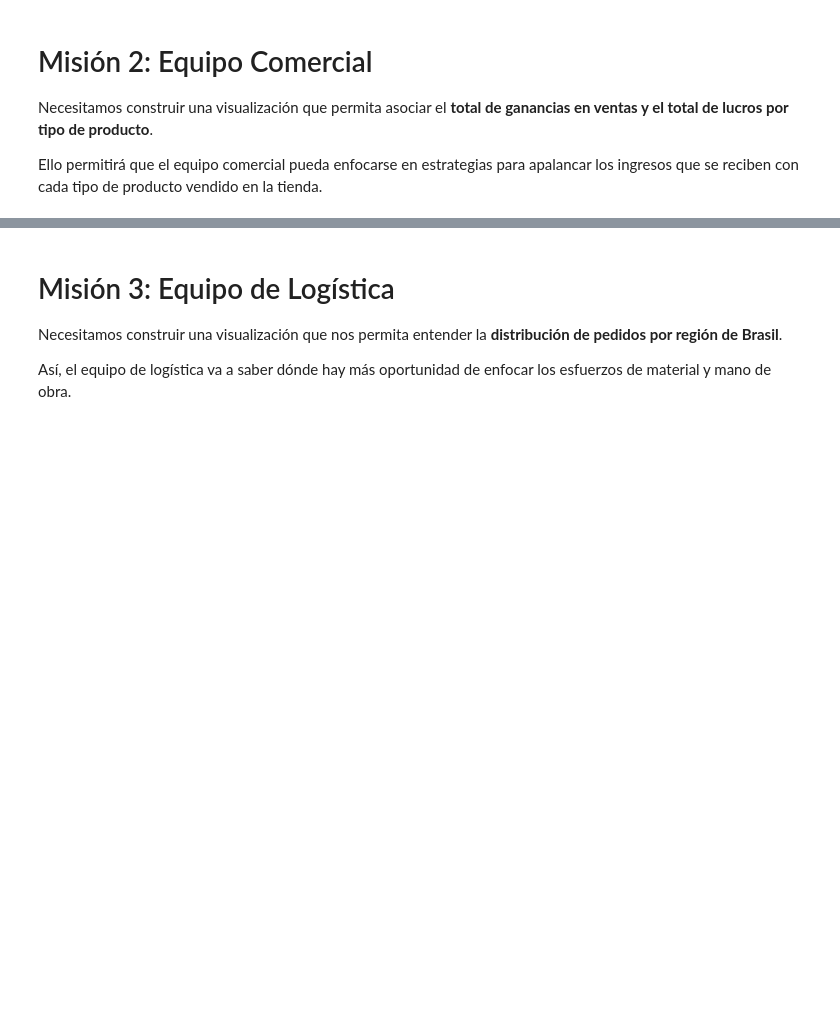
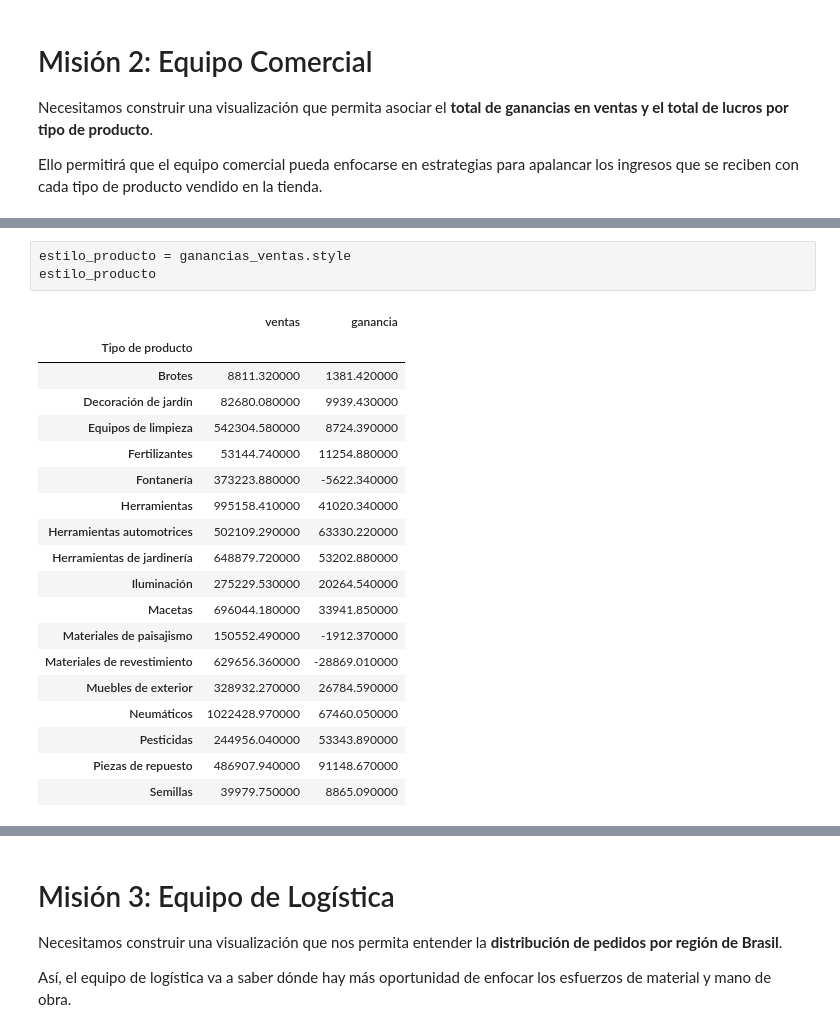
Before and after one commit to DiegoBecerra-lab/probando-python, a Jupyter notebook: Estilizacion_de_tablas.ipynb, the cells around one changed output, grey strips where cells are left out. Cells and saved outputs as stored; diff of their text form; blank space fills up the shorter version.

```diff
--- a/Estilizacion_de_tablas.ipynb
+++ b/Estilizacion_de_tablas.ipynb
@@ -174,0 +221,23 @@ Ello permitirá que el equipo comercial pueda enfocarse en estrategias para apal
+# %%
+estilo_producto = ganancias_ventas.style
+estilo_producto
+# %% [output]
+|  | ventas | ganancia |
+| Tipo de producto |  |  |
+| Brotes | 8811.320000 | 1381.420000 |
+| Decoración de jardín | 82680.080000 | 9939.430000 |
+| Equipos de limpieza | 542304.580000 | 8724.390000 |
+| Fertilizantes | 53144.740000 | 11254.880000 |
+| Fontanería | 373223.880000 | -5622.340000 |
+| Herramientas | 995158.410000 | 41020.340000 |
+| Herramientas automotrices | 502109.290000 | 63330.220000 |
+| Herramientas de jardinería | 648879.720000 | 53202.880000 |
+| Iluminación | 275229.530000 | 20264.540000 |
+| Macetas | 696044.180000 | 33941.850000 |
+| Materiales de paisajismo | 150552.490000 | -1912.370000 |
+| Materiales de revestimiento | 629656.360000 | -28869.010000 |
+| Muebles de exterior | 328932.270000 | 26784.590000 |
+| Neumáticos | 1022428.970000 | 67460.050000 |
+| Pesticidas | 244956.040000 | 53343.890000 |
+| Piezas de repuesto | 486907.940000 | 91148.670000 |
+| Semillas | 39979.750000 | 8865.090000 |
```
Also changed, not shown: parts of 14 cells of this notebook.
